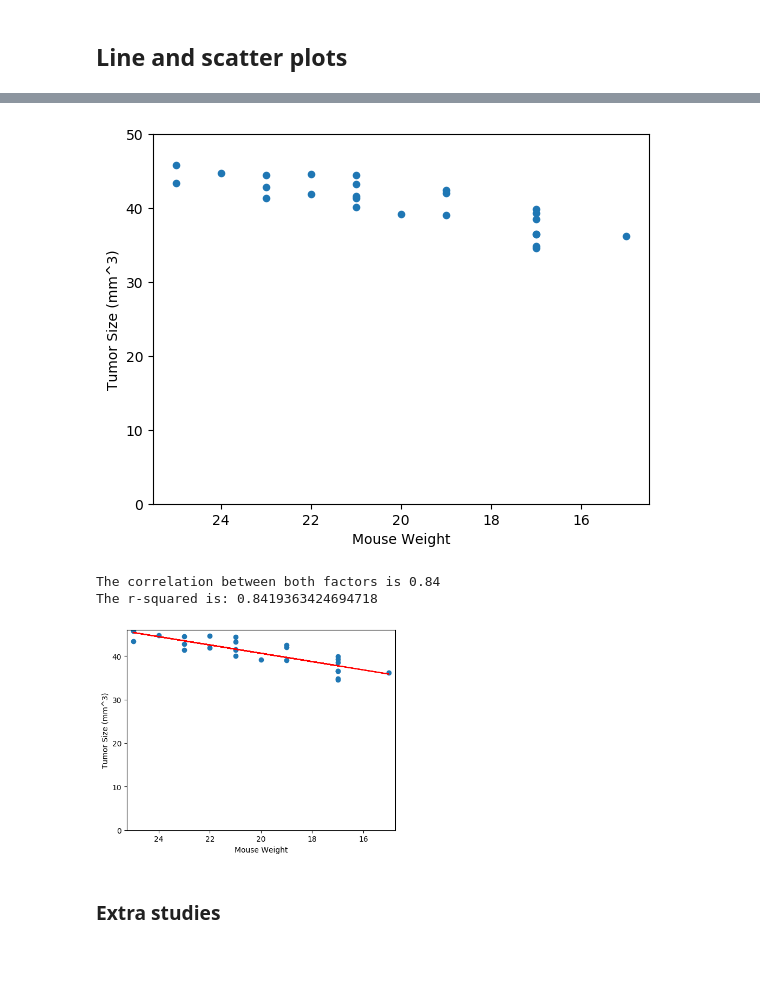
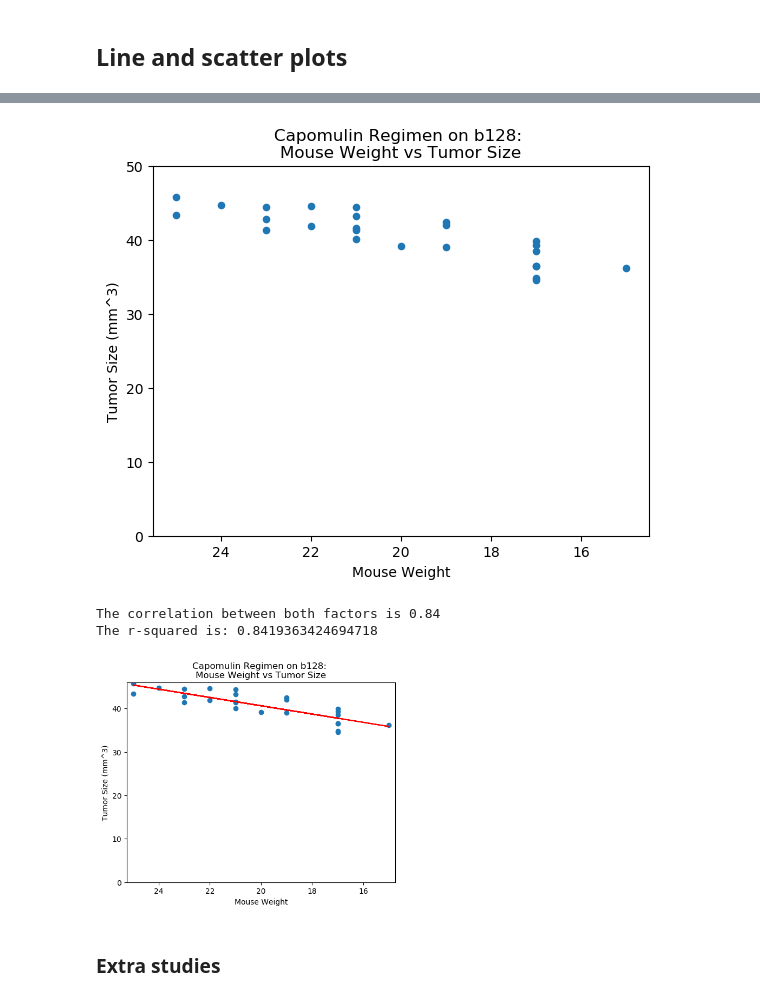
Before and after one commit to 87danielbradley/Matplotlib, a Jupyter notebook: pymaceuticals.ipynb, the cells around one changed output, grey strips where cells are left out. Drawn from its saved outputs; the diff is of its cells as text; code cells hidden in the pictures; blank space fills up the shorter version.

```diff
--- a/pymaceuticals.ipynb
+++ b/pymaceuticals.ipynb
@@ -392,22 +392,23 @@ plt.show()
 # %%
 # Generate a scatter plot of mouse weight versus average tumor volume for the Capomulin regimen
 
 capomulin_df = clean_data[clean_data['Drug Regimen']=="Capomulin"]
 capomulin_groupby_weight = capomulin_df.groupby('Mouse ID').mean()
 capomulin_groupby_weight =capomulin_groupby_weight.reset_index()
 capomulin_df_reduced =capomulin_groupby_weight[['Weight (g)', 'Tumor Volume (mm3)']]
 
 capomulin_df_reduced.plot.scatter('Weight (g)','Tumor Volume (mm3)').invert_xaxis()
 
 plt.xlabel('Mouse Weight')
 plt.ylabel('Tumor Size (mm^3)')
-#plt.title(f"Capomulin Regimen on {mouse_id}: \nMouse Weight vs Tumor Size")
+plt.title(f'Capomulin Regimen on {mouse_id}: \nMouse Weight vs Tumor Size')
+
 plt.ylim(0,50)
 
 
 plt.show()
 # %% [output]
-[figure, old version]
+[figure, new version]
 # %%
 # Calculate the correlation coefficient and linear regression model for mouse weight and average tumor volume for the Capomulin regimen
 fig , ax = plt.subplots()
@@ -431,7 +432,7 @@ plt.annotate(line_eq,(6,10),fontsize = 15, color = "red")
 
 plt.xlabel('Mouse Weight')
 plt.ylabel('Tumor Size (mm^3)')
-#plt.title(f"Capomulin Regimen on {mouse_id}: \nMouse Weight vs Tumor Size")
+plt.title(f"Capomulin Regimen on {mouse_id}: \nMouse Weight vs Tumor Size")
 plt.ylim(0,46)
 
 print(f"The r-squared is: {rvalue}")
@@ -439,7 +440,7 @@ plt.show()
 # %% [output]
 The correlation between both factors is 0.84
 The r-squared is: 0.8419363424694718
-[figure, old version]
+[figure, new version]
 # %% [markdown]
 ### Extra studies
 # %% [markdown]
```
Also changed, not shown: parts of 5 cells of this notebook.
